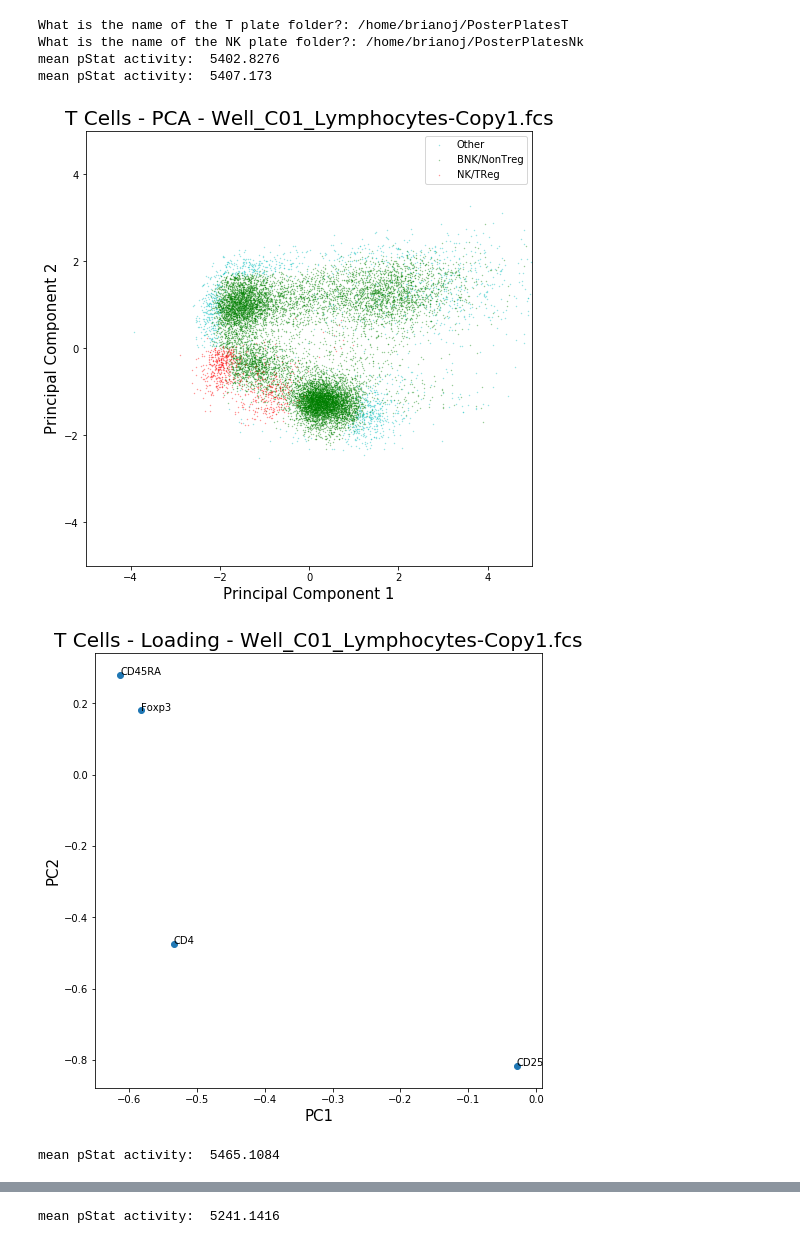
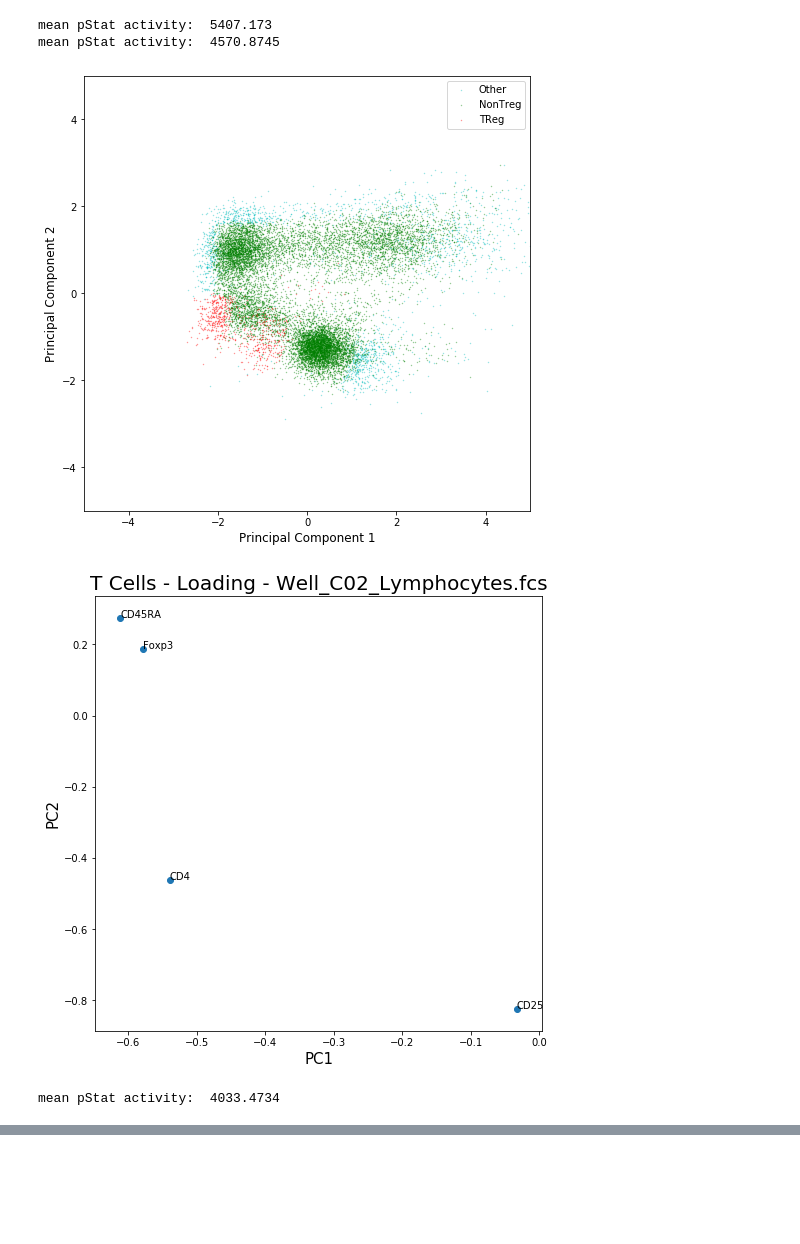
Before and after one commit to meyer-lab/gc-valent, a Jupyter notebook: ckine/brian/pcaColByType.ipynb, the cells around one changed output, grey strips where cells are left out. Cells and saved outputs as stored; diff of their text form; code cells hidden in the pictures; blank space fills up the shorter version.

```diff
--- a/ckine/brian/pcaColByType.ipynb
+++ b/ckine/brian/pcaColByType.ipynb
@@ -53,6 +53,7 @@ def sampleT(smpl):
     data = tform.data[["BL1-H", "VL1-H", "VL4-H", "BL3-H"]][0:]
     # Save pSTAT5 data
     pstat = tform.data[["RL1-H"]][0:]
+    # Create a section for assigning colors to each data point of each cell population --> in this case, T cells
     colmat = []*(len(data)+1)
     for  i in range (len(data)):
         if data.iat[i,0] > 4.814e+03 and data.iat [i,0] <6.258e+03 and data.iat[i,1] > 3.229e+03 and data.iat[i,1] <5.814e+03:
@@ -77,6 +78,7 @@ def sampleNK(smpl):
     # Assign data of three protein channels AND pSTAT5
     data = tform.data[["VL4-H", "RL1-H", "BL1-H"]][0:]
     pstat = tform.data[["BL2-H"]][0:]
+    # Create a section for assigning colors to each data point of each cell population --> in this case NK cells
     colmat = []*(len(data)+1)
     for  i in range (len(data)):
         if data.iat[i,0] > 5.550e03 and data.iat [i,0] <6.468e03 and data.iat[i,2] > 4.861e03 and data.iat[i,2] <5.813e03:
@@ -129,21 +131,18 @@ def pcaPlt(xf, pstat, features, i, title, colormat):
     # Creating a figure for both scatter and mesh plots for PCA
     fig = plt.figure(figsize=(8, 8))
     ax = fig.add_subplot(1, 1, 1)
-    ax.set_xlabel("Principal Component 1", fontsize=15)
-    ax.set_ylabel("Principal Component 2", fontsize=15)
-    ax.set_title(name + " - PCA - " + str(title), fontsize=20)
+    ax.set_xlabel("Principal Component 1", fontsize=12)
+    ax.set_ylabel("Principal Component 2", fontsize=12)
+    #ax.set_title(name + " - PCA - " + str(title), fontsize=20)
     ax.set(xlim=(-5, 5), ylim=(-5, 5))
-    # This is the scatter plot of the cell clusters colored by pSTAT5 data
-    # lighter --> darker = less --> more pSTAT5 present
+    # This is the scatter plot of the cell clusters colored cell type
     colormat = np.array(colormat)
     colormat.transpose
-    plt.scatter(x[colormat == "c"], y[colormat == "c"], s = 0.15, c = "c", label = "Other", alpha = 0.5)
-    plt.scatter(x[colormat == "g"], y[colormat == "g"], s = 0.15, c = "g", label = "BNK/NonTreg", alpha = 0.5)
-    plt.scatter(x[colormat == "r"], y[colormat == "r"], s = 0.15, c = "r", label = "NK/TReg", alpha = 0.5)
+    plt.scatter(x[colormat == "c"], y[colormat == "c"], s = .15, c = "c", label = "Other", alpha = 0.5)
+    plt.scatter(x[colormat == "g"], y[colormat == "g"], s = .15, c = "g", label = "NonTreg", alpha = 0.5)
+    plt.scatter(x[colormat == "r"], y[colormat == "r"], s = .15, c = "r", label = "TReg", alpha = 0.5)
     plt.legend()
-    #for i in range(0,len(x)):
-        #plt.scatter(x[i],y[i],s=0.1,c = colormat[i])
-
+    plt.savefig('type'+str(i)+'.png')
 
 def loadingPlot(loading, features, i, title):
     """Plot the loading data"""
@@ -285,24 +289,24 @@ def pcaAllCellType(sampleType, check, titles):
 # %%
-tplate = input('What is the name of the T plate folder?:')
+#tplate = input('What is the name of the T plate folder?:')
+tplate = "/home/heatherm/type-I-ckine-model/ckine/brian/ti"
 tsample, titlesT = importF(tplate)
 
-nkplate = input('What is the name of the NK plate folder?:')
-nksample, titlesNK = importF(nkplate)
+
+#nkplate = input('What is the name of the NK plate folder?:')
+#nksample, titlesNK = importF(nkplate)
 
 
 dataT_array, pstatT_array, xfT_array, loadingT_array = pcaAllCellType(tsample, "t", titlesT)
-dataNK_array, pstatNK_array, xfNK_array, loadingNK_array = pcaAllCellType(nksample, "n", titlesNK)
+#dataNK_array, pstatNK_array, xfNK_array, loadingNK_array = pcaAllCellType(nksample, "n", titlesNK)
 
 #dataT_array, pstatT_array, xfT_array, loadingT_array = pcaAllCellType(tsample, "t", titlesT)
 
 #dataNK_array, pstatNK_array, xfNK_array, loadingNK_array = pcaAllCellType(nksample, "n", titlesNK)
 #/home/brianoj/Tplate15
 #/home/brianoj/PosterPlatesT
 # %% [output]
-What is the name of the T plate folder?: /home/brianoj/PosterPlatesT
-What is the name of the NK plate folder?: /home/brianoj/PosterPlatesNk
-mean pStat activity:  5402.8276
 mean pStat activity:  5407.173
+mean pStat activity:  4570.8745
-[figure, old version]
+[figure, new version]
-[figure, old version]
+[figure, new version]
-mean pStat activity:  5465.1084
+mean pStat activity:  4033.4734
@@ -311 +314,0 @@ mean pStat activity:  5465.1084
-mean pStat activity:  5241.1416
```
Also changed, not shown: parts of 2 cells of this notebook, 17 other files.
